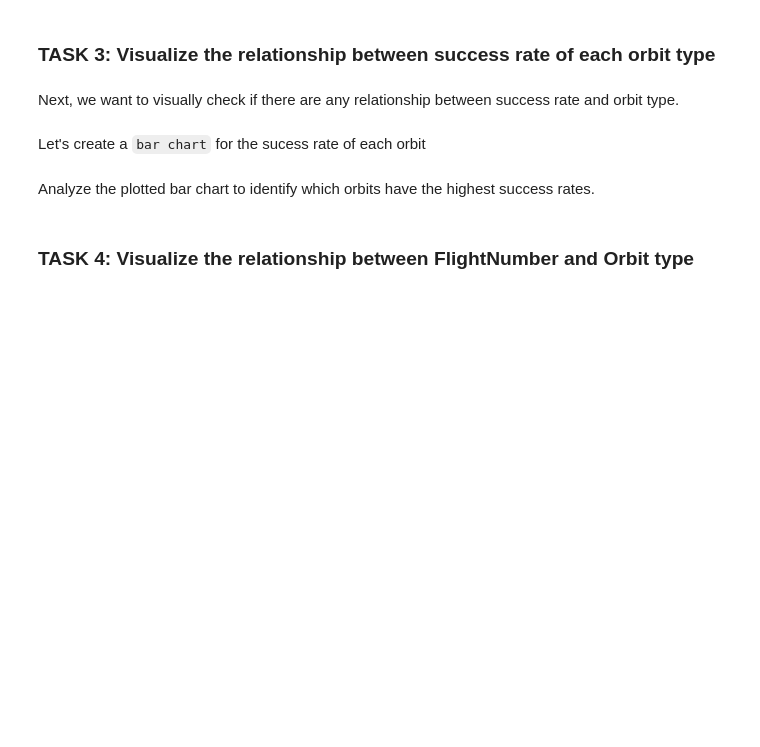
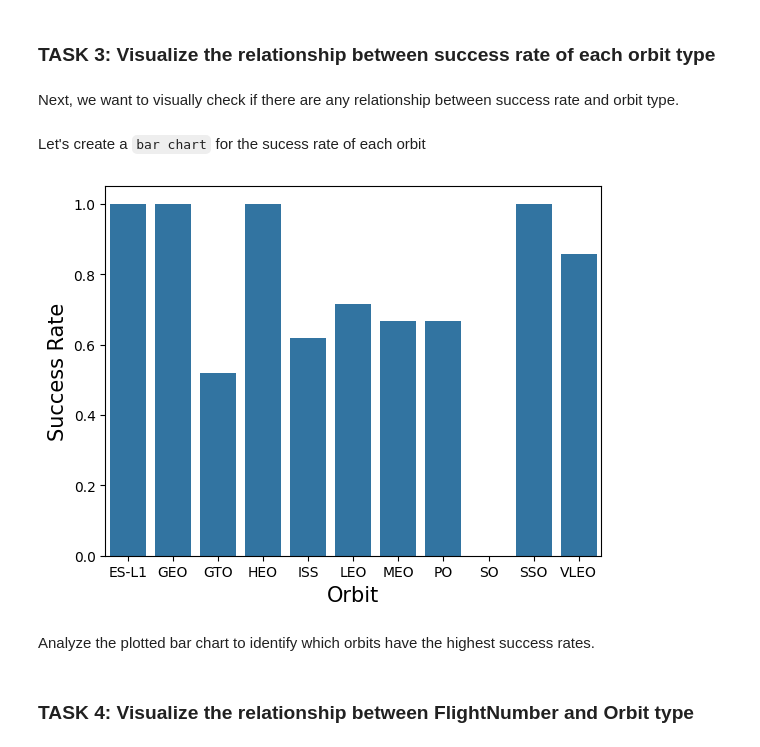
Before and after one commit to code-better-everyday/coursera_ds_capstone, a Jupyter notebook: edadataviz.ipynb, the cells around one changed output. Saved outputs shown, nothing was run; the diff lists cells and outputs as text; code cells hidden in the pictures; blank space fills up the shorter version.

```diff
--- a/edadataviz.ipynb
+++ b/edadataviz.ipynb
@@ -123,3 +121,13 @@ Let's create a `bar chart` for the sucess rate of each orbit
+# %%
+# HINT use groupby method on Orbit column and get the mean of Class column
+orbit_df = df.groupby(['Orbit'])[['Class']].mean().reset_index()
+# plot a bar chart with x axis to be the Orbit and y axis to be the mean of the class column
+sns.barplot(x="Orbit", y="Class", data=orbit_df)
+plt.xlabel("Orbit",fontsize=15)
+plt.ylabel("Success Rate",fontsize=15)
+plt.show()
+# %% [output]
+[figure, added]
 # %% [markdown]
 Analyze the plotted bar chart to identify which orbits have the highest success rates.
 # %% [markdown]
```
Also changed, not shown: parts of 12 cells of this notebook, 9 other files.
